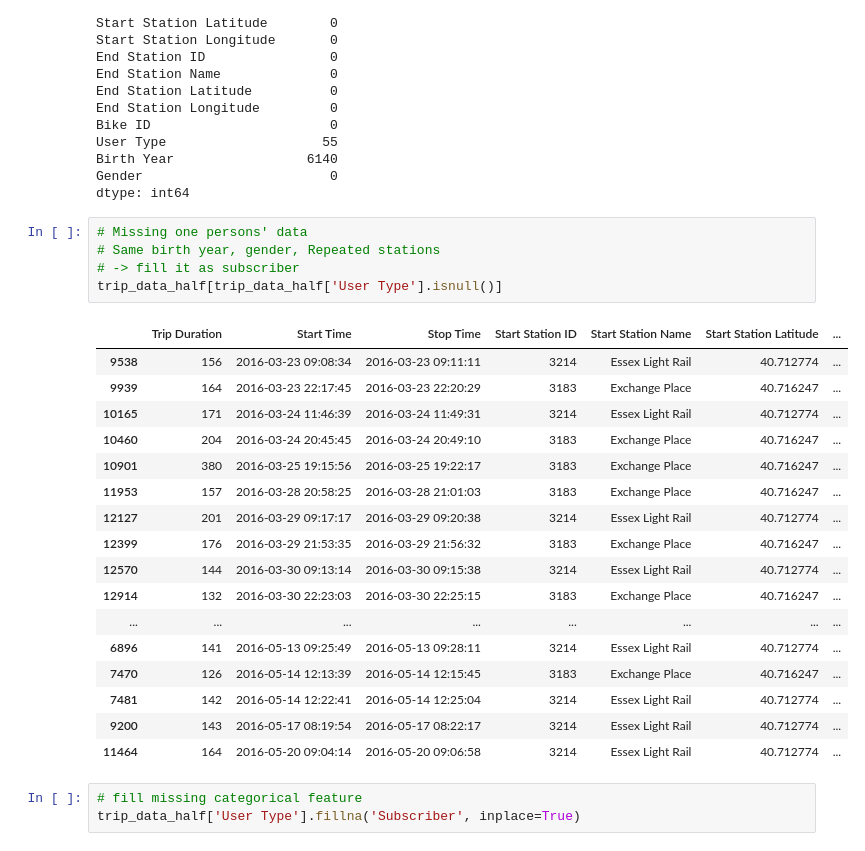
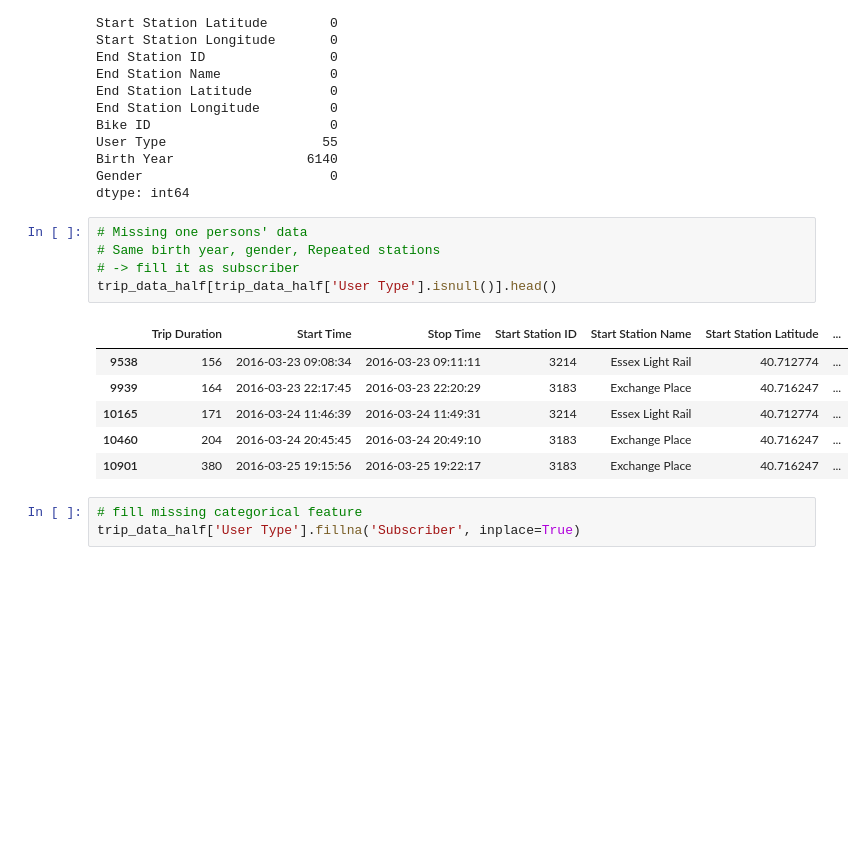
Before and after one commit to suewoon/citi-bike-data-eda, a Jupyter notebook: data-cleaning-and-visualization.ipynb, the cells around one changed output. Cells and saved outputs as stored; diff of their text form; blank space fills up the shorter version.

```diff
--- a/data-cleaning-and-visualization.ipynb
+++ b/data-cleaning-and-visualization.ipynb
@@ -257,26 +257,15 @@ dtype: int64
 # %%
 # Missing one persons' data
 # Same birth year, gender, Repeated stations
 # -> fill it as subscriber
-trip_data_half[trip_data_half['User Type'].isnull()]
+trip_data_half[trip_data_half['User Type'].isnull()].head()
 # %% [output]
 |  | Trip Duration | Start Time | Stop Time | Start Station ID | Start Station Name | Start Station Latitude | ... |
 | 9538 | 156 | 2016-03-23 09:08:34 | 2016-03-23 09:11:11 | 3214 | Essex Light Rail | 40.712774 | ... |
 | 9939 | 164 | 2016-03-23 22:17:45 | 2016-03-23 22:20:29 | 3183 | Exchange Place | 40.716247 | ... |
 | 10165 | 171 | 2016-03-24 11:46:39 | 2016-03-24 11:49:31 | 3214 | Essex Light Rail | 40.712774 | ... |
 | 10460 | 204 | 2016-03-24 20:45:45 | 2016-03-24 20:49:10 | 3183 | Exchange Place | 40.716247 | ... |
 | 10901 | 380 | 2016-03-25 19:15:56 | 2016-03-25 19:22:17 | 3183 | Exchange Place | 40.716247 | ... |
-| 11953 | 157 | 2016-03-28 20:58:25 | 2016-03-28 21:01:03 | 3183 | Exchange Place | 40.716247 | ... |
-| 12127 | 201 | 2016-03-29 09:17:17 | 2016-03-29 09:20:38 | 3214 | Essex Light Rail | 40.712774 | ... |
-| 12399 | 176 | 2016-03-29 21:53:35 | 2016-03-29 21:56:32 | 3183 | Exchange Place | 40.716247 | ... |
-| 12570 | 144 | 2016-03-30 09:13:14 | 2016-03-30 09:15:38 | 3214 | Essex Light Rail | 40.712774 | ... |
-| 12914 | 132 | 2016-03-30 22:23:03 | 2016-03-30 22:25:15 | 3183 | Exchange Place | 40.716247 | ... |
-| ... | ... | ... | ... | ... | ... | ... | ... |
-| 6896 | 141 | 2016-05-13 09:25:49 | 2016-05-13 09:28:11 | 3214 | Essex Light Rail | 40.712774 | ... |
-| 7470 | 126 | 2016-05-14 12:13:39 | 2016-05-14 12:15:45 | 3183 | Exchange Place | 40.716247 | ... |
-| 7481 | 142 | 2016-05-14 12:22:41 | 2016-05-14 12:25:04 | 3214 | Essex Light Rail | 40.712774 | ... |
-| 9200 | 143 | 2016-05-17 08:19:54 | 2016-05-17 08:22:17 | 3214 | Essex Light Rail | 40.712774 | ... |
-| 11464 | 164 | 2016-05-20 09:04:14 | 2016-05-20 09:06:58 | 3214 | Essex Light Rail | 40.712774 | ... |
 # %%
 # fill missing categorical feature
 trip_data_half['User Type'].fillna('Subscriber', inplace=True)
```
Also changed, not shown: parts of 4 cells of this notebook.
